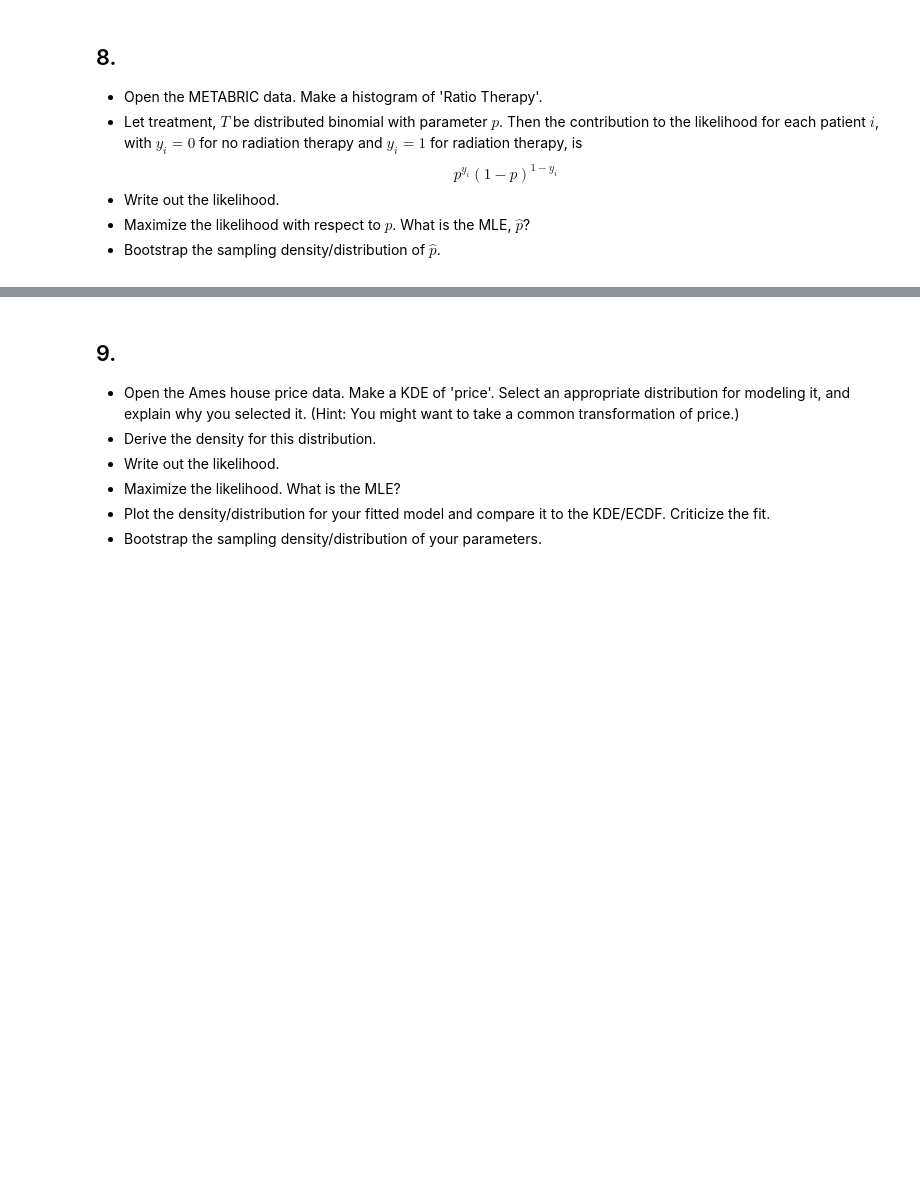
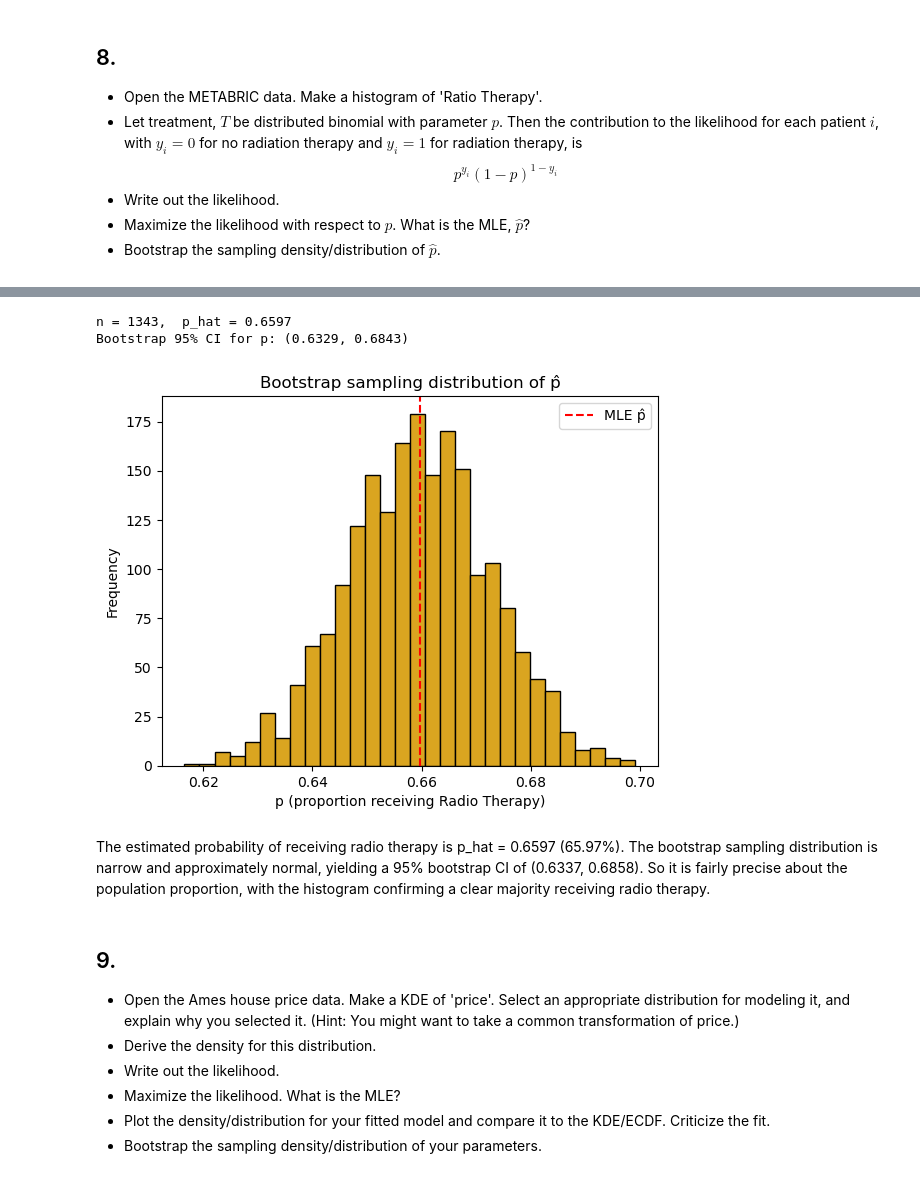
Before and after one commit to steveferenzi/5030, a Jupyter notebook: 5030_assignment_7_Ferenzi.ipynb, the cells around one changed output, grey strips where cells are left out. Drawn from its saved outputs; the diff is of its cells as text; code cells hidden in the pictures; blank space fills up the shorter version.

```diff
--- a/5030_assignment_7_Ferenzi.ipynb
+++ b/5030_assignment_7_Ferenzi.ipynb
@@ -127,3 +167,28 @@ $$
+# %%
+# MLE
+p_hat = radio_therapy.mean()
+print(f"n = {n},  p_hat = {p_hat:.4f}")
+
+# Bootstrap sampling distribution of p_hat
+B = 2000
+boot_p = [np.mean(np.random.choice(radio_therapy, size=n, replace=True)) for _ in range(B)]
+ci = np.percentile(boot_p, [2.5, 97.5])
+print(f"Bootstrap 95% CI for p: ({ci[0]:.4f}, {ci[1]:.4f})")
+
+# Bootstrap histogram
+plt.hist(boot_p, bins=30, color='goldenrod', edgecolor='black')
+plt.axvline(p_hat, color='red', linestyle='--', label='MLE p̂')
+plt.title("Bootstrap sampling distribution of p̂")
+plt.xlabel("p (proportion receiving Radio Therapy)")
+plt.ylabel("Frequency")
+plt.legend()
+plt.show()
+# %% [output]
+n = 1343,  p_hat = 0.6597
+Bootstrap 95% CI for p: (0.6329, 0.6843)
+[figure, added]
+# %% [markdown]
+The estimated probability of receiving radio therapy is p_hat = 0.6597 (65.97%). The bootstrap sampling distribution is narrow and approximately normal, yielding a 95% bootstrap CI of (0.6337, 0.6858). So it is fairly precise about the population proportion, with the histogram confirming a clear majority receiving radio therapy.
 # %% [markdown]
 ## 9.
 - Open the Ames house price data. Make a KDE of 'price'. Select an appropriate distribution for modeling it, and explain why you selected it. (Hint: You might want to take a common transformation of price.)
```
Also changed, not shown: parts of 15 cells of this notebook.
